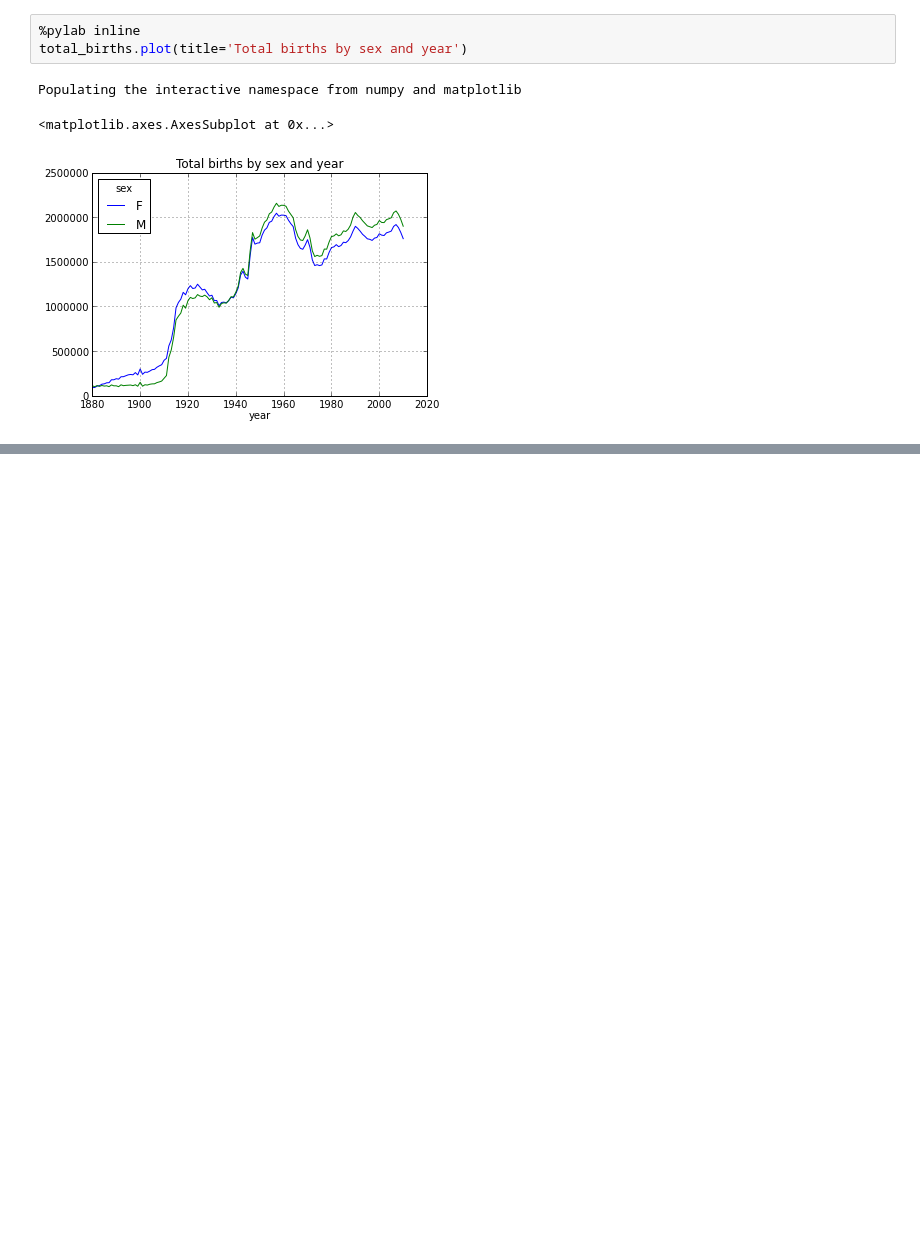
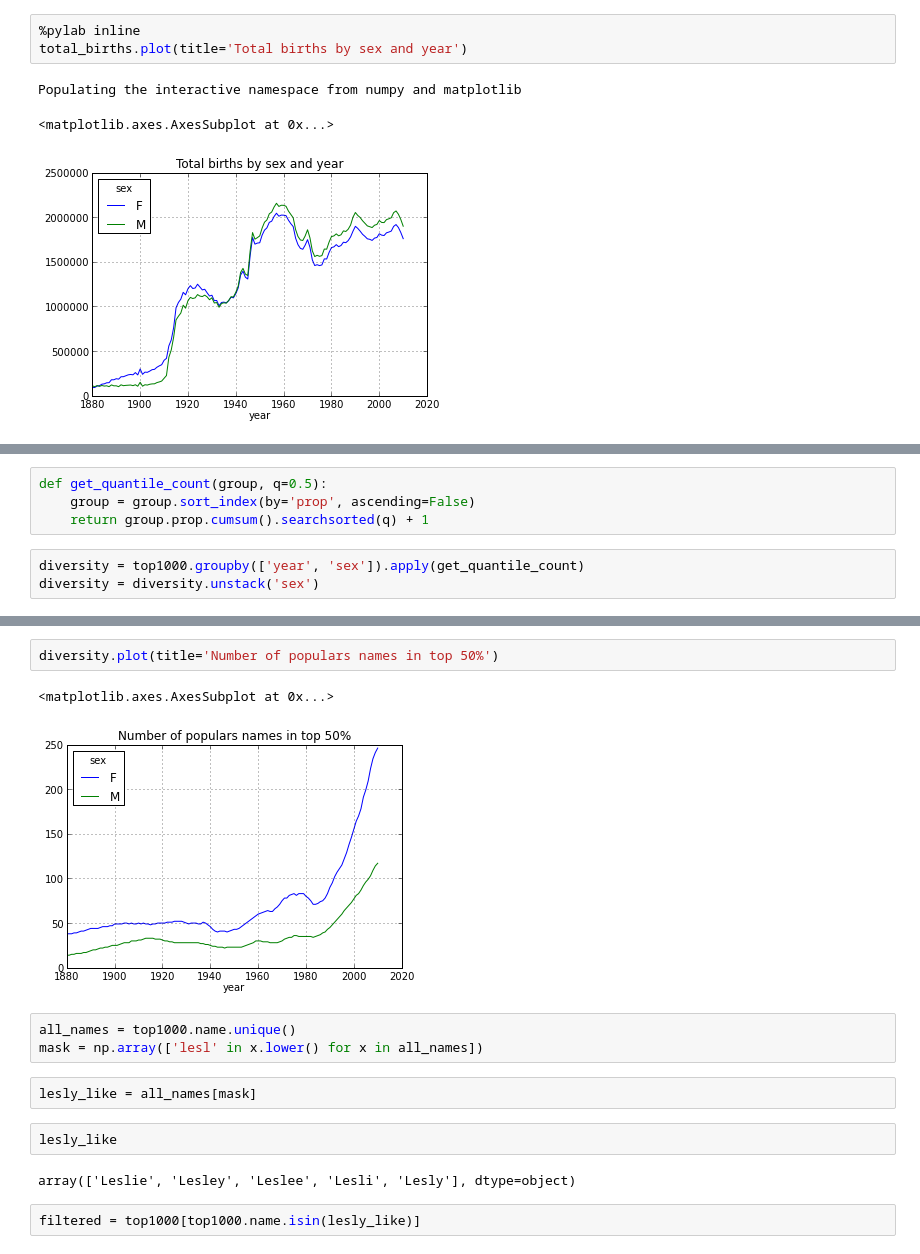
Before and after one commit to sethips/python-tutorial-slides, a Jupyter notebook: tutorial/data-process/Chp2_read_note.ipynb, the cells around one changed output, grey strips where cells are left out. Saved outputs shown, nothing was run; the diff lists cells and outputs as text; blank space fills up the shorter version.

```diff
--- a/tutorial/data-process/Chp2_read_note.ipynb
+++ b/tutorial/data-process/Chp2_read_note.ipynb
@@ -466,0 +549,7 @@ Populating the interactive namespace from numpy and matplotlib
+# %%
+def get_quantile_count(group, q=0.5):
+    group = group.sort_index(by='prop', ascending=False)
+    return group.prop.cumsum().searchsorted(q) + 1
+# %%
+diversity = top1000.groupby(['year', 'sex']).apply(get_quantile_count)
+diversity = diversity.unstack('sex')
@@ -466,0 +566,16 @@ Populating the interactive namespace from numpy and matplotlib
+# %%
+diversity.plot(title='Number of populars names in top 50%')
+# %% [output]
+<matplotlib.axes.AxesSubplot at 0x...>
+[figure, added]
+# %%
+all_names = top1000.name.unique()
+mask = np.array(['lesl' in x.lower() for x in all_names])
+# %%
+lesly_like = all_names[mask]
+# %%
+lesly_like
+# %% [output]
+array(['Leslie', 'Lesley', 'Leslee', 'Lesli', 'Lesly'], dtype=object)
+# %%
+filtered = top1000[top1000.name.isin(lesly_like)]
```
Also changed, not shown: parts of 21 cells of this notebook.
